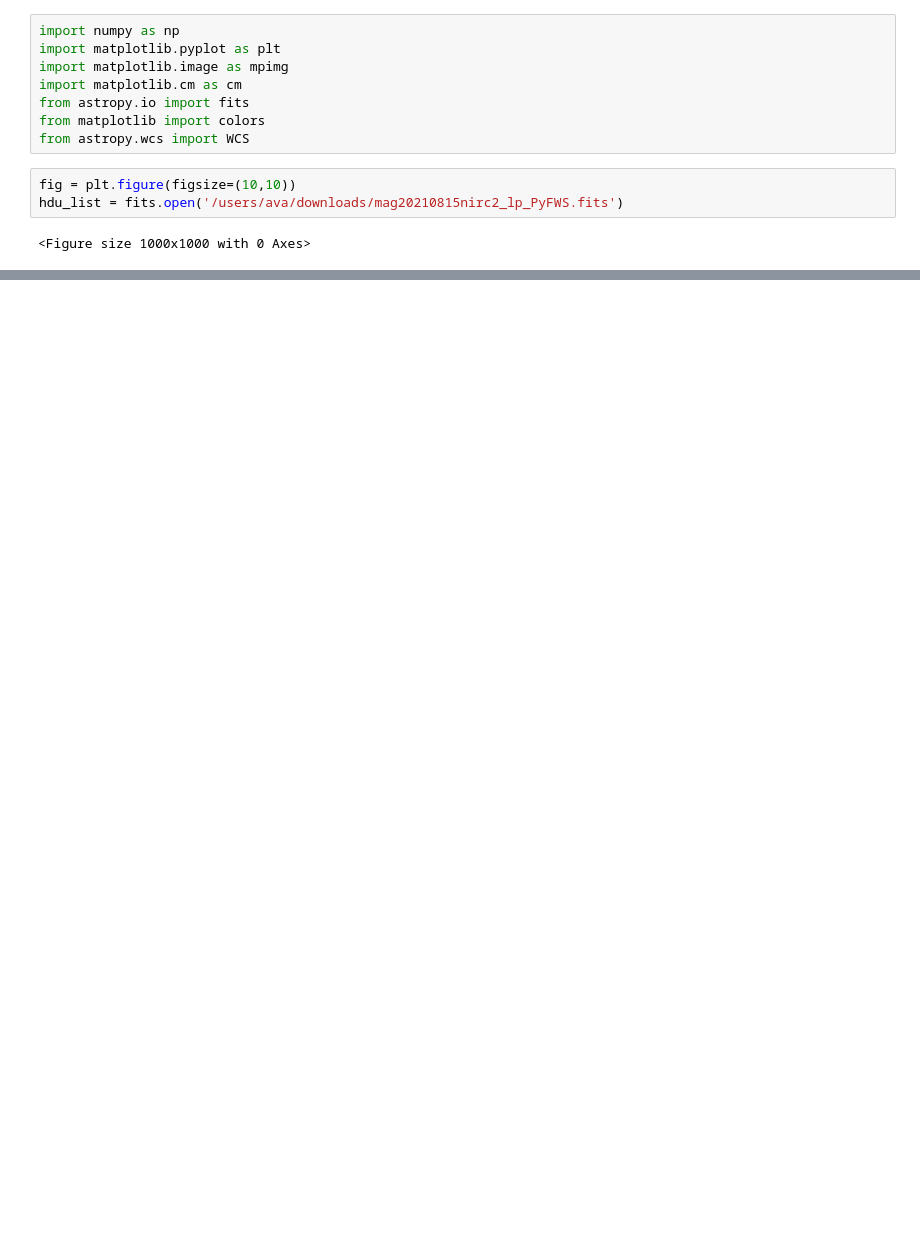
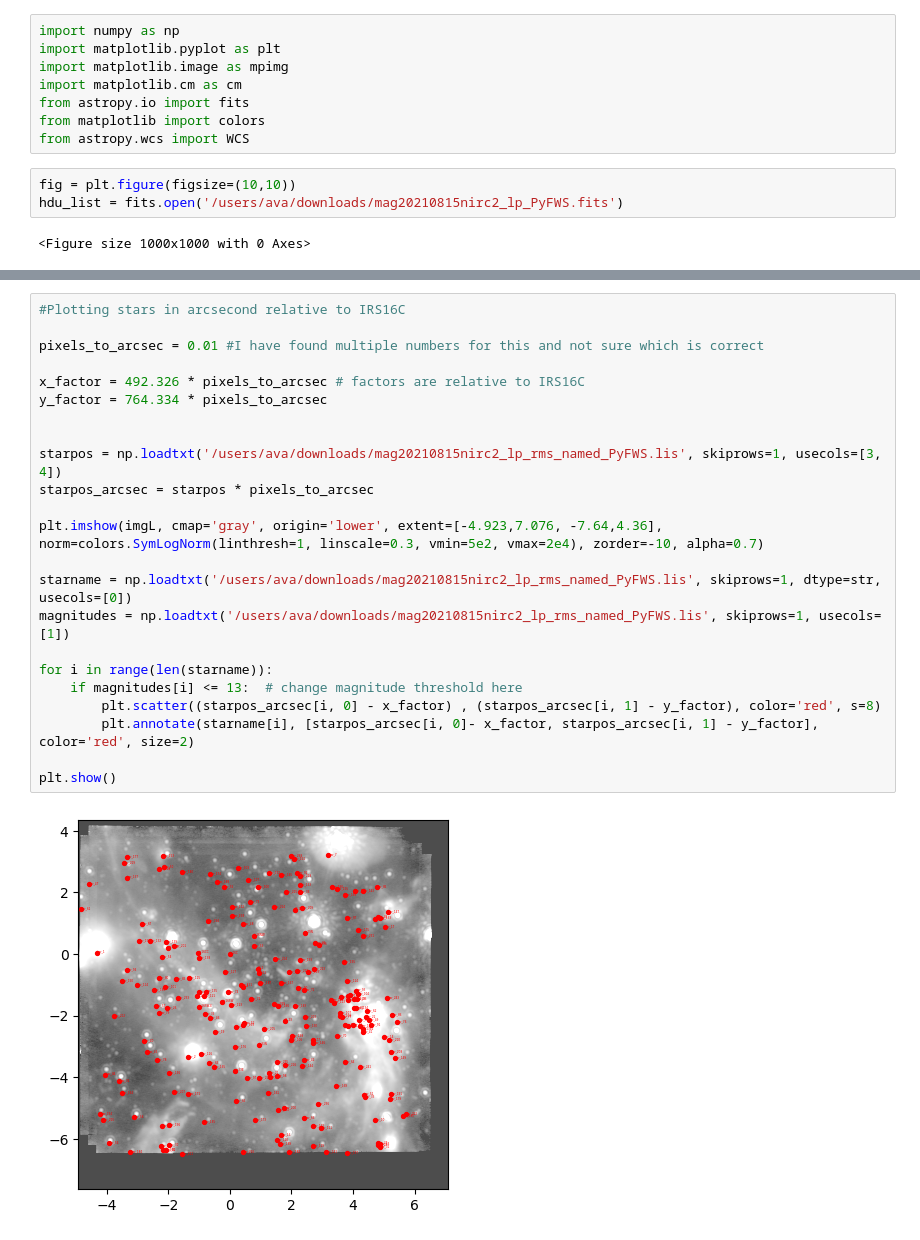
Before and after one commit to avahuddleston/GCG, a Jupyter notebook: StarsGraph.ipynb, the cells around one changed output, grey strips where cells are left out. Saved outputs shown, nothing was run; the diff lists cells and outputs as text; blank space fills up the shorter version.

```diff
--- a/StarsGraph.ipynb
+++ b/StarsGraph.ipynb
@@ -74,0 +91,25 @@ ValueError: could not convert string 'irs16C' to float64 at row 0, column 1.
+# %%
+#Plotting stars in arcsecond relative to IRS16C
+
+pixels_to_arcsec = 0.01 #I have found multiple numbers for this and not sure which is correct
+
+x_factor = 492.326 * pixels_to_arcsec # factors are relative to IRS16C
+y_factor = 764.334 * pixels_to_arcsec
+
+
+starpos = np.loadtxt('/users/ava/downloads/mag20210815nirc2_lp_rms_named_PyFWS.lis', skiprows=1, usecols=[3, 4])
+starpos_arcsec = starpos * pixels_to_arcsec
+
+plt.imshow(imgL, cmap='gray', origin='lower', extent=[-4.923,7.076, -7.64,4.36], norm=colors.SymLogNorm(linthresh=1, linscale=0.3, vmin=5e2, vmax=2e4), zorder=-10, alpha=0.7)
+
+starname = np.loadtxt('/users/ava/downloads/mag20210815nirc2_lp_rms_named_PyFWS.lis', skiprows=1, dtype=str, usecols=[0])
+magnitudes = np.loadtxt('/users/ava/downloads/mag20210815nirc2_lp_rms_named_PyFWS.lis', skiprows=1, usecols=[1])
+
+for i in range(len(starname)):
+    if magnitudes[i] <= 13:  # change magnitude threshold here
+        plt.scatter((starpos_arcsec[i, 0] - x_factor) , (starpos_arcsec[i, 1] - y_factor), color='red', s=8)
+        plt.annotate(starname[i], [starpos_arcsec[i, 0]- x_factor, starpos_arcsec[i, 1] - y_factor], color='red', size=2)
+
+plt.show()
+# %% [output]
+[figure, added]
```
Also changed, not shown: parts of 8 cells of this notebook.
